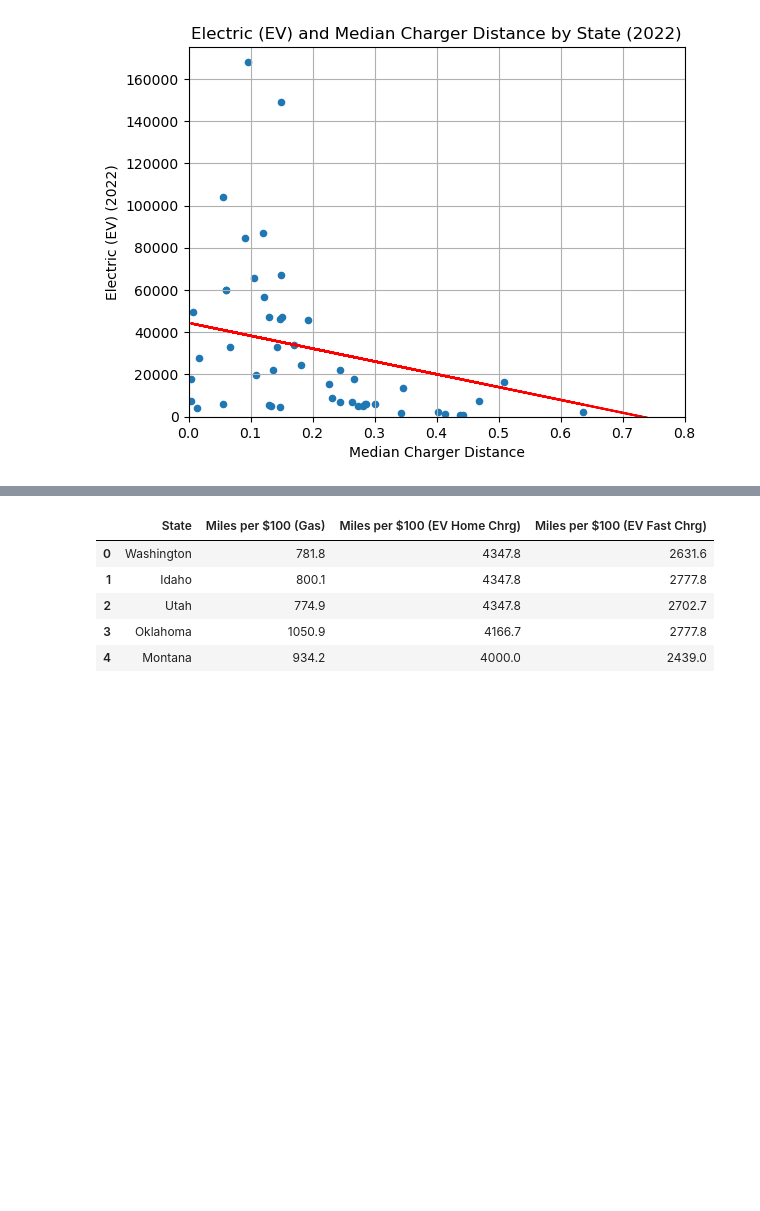
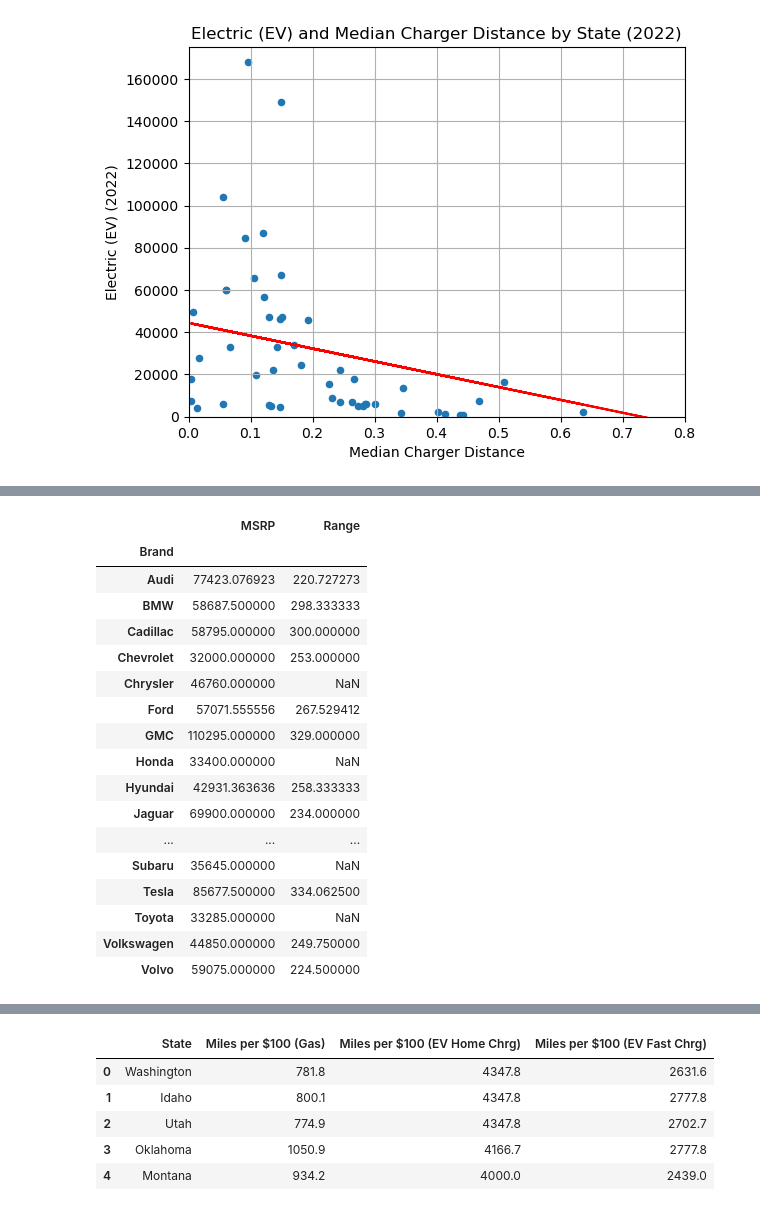
Before and after one commit to MrGoots/ETL_Python_Analysis, a Jupyter notebook: Registration_Files/ALPHA_DataFrame.ipynb, the cells around one changed output, grey strips where cells are left out. Cells and saved outputs as stored; diff of their text form; code cells hidden in the pictures; blank space fills up the shorter version.

```diff
--- a/Registration_Files/ALPHA_DataFrame.ipynb
+++ b/Registration_Files/ALPHA_DataFrame.ipynb
@@ -885,0 +903,32 @@ AttributeError: 'str' object has no attribute 'dropna'
+# %%
+# # Decided to convert 'Range' column to numeric, coercing non-numeric values to NaN:from google
+# ev_price_df['Range'] = pd.to_numeric(ev_price_df['Range'], errors='coerce')
+ev_price_df['MSRP'] = [''.join(i.split(',')) for i in ev_price_df['MSRP']]
+
+ev_price_df['Range'] = ev_price_df['Range'].astype('float64')
+ev_price_df['MSRP'] = ev_price_df['MSRP'].astype('float64')
+
+
+
+#used Groupby to calculate the mean range for each brand
+brand_avg_range = ev_price_df.groupby('Brand').mean()
+brand_avg_range
+# %% [output]
+|  | MSRP | Range |
+| Brand |  |  |
+| Audi | 77423.076923 | 220.727273 |
+| BMW | 58687.500000 | 298.333333 |
+| Cadillac | 58795.000000 | 300.000000 |
+| Chevrolet | 32000.000000 | 253.000000 |
+| Chrysler | 46760.000000 | NaN |
+| Ford | 57071.555556 | 267.529412 |
+| GMC | 110295.000000 | 329.000000 |
+| Honda | 33400.000000 | NaN |
+| Hyundai | 42931.363636 | 258.333333 |
+| Jaguar | 69900.000000 | 234.000000 |
+| ... | ... | ... |
+| Subaru | 35645.000000 | NaN |
+| Tesla | 85677.500000 | 334.062500 |
+| Toyota | 33285.000000 | NaN |
+| Volkswagen | 44850.000000 | 249.750000 |
+| Volvo | 59075.000000 | 224.500000 |
```
Also changed, not shown: parts of 6 cells of this notebook, 2 other files.
